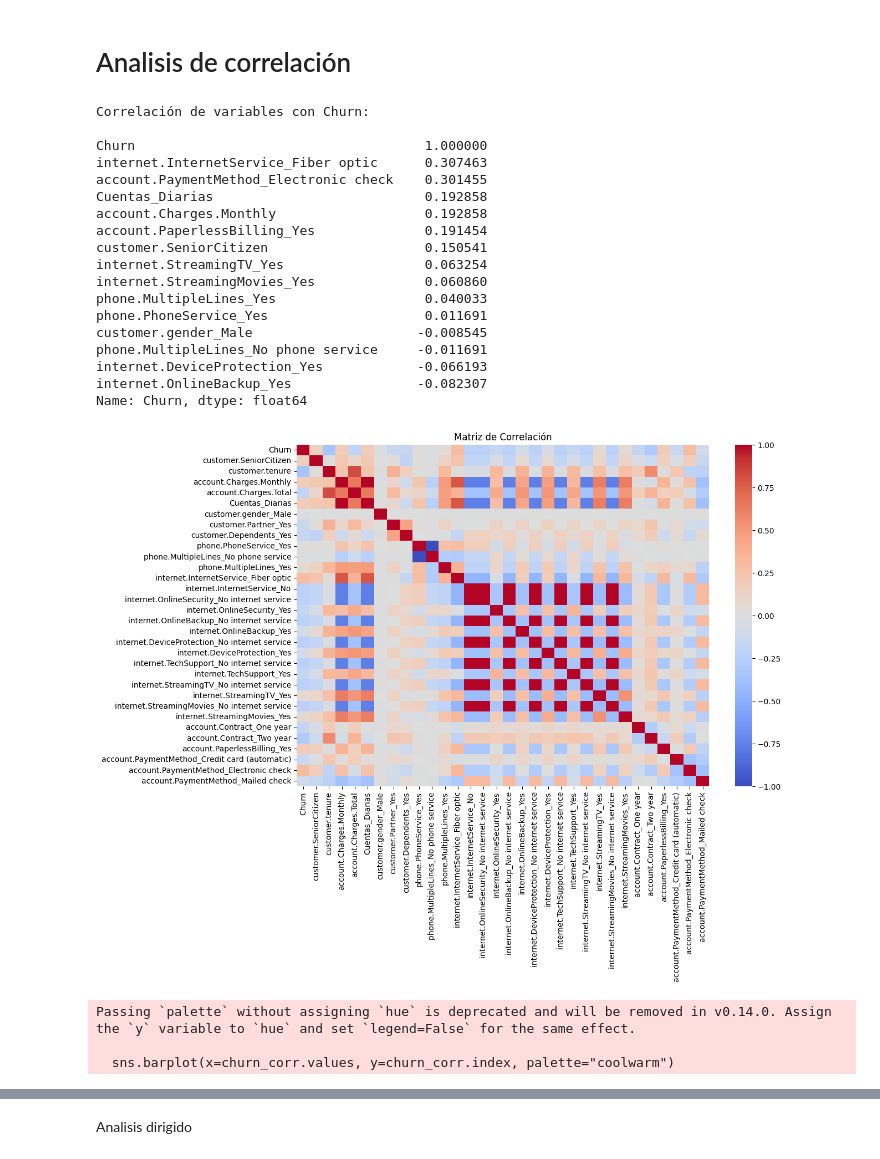
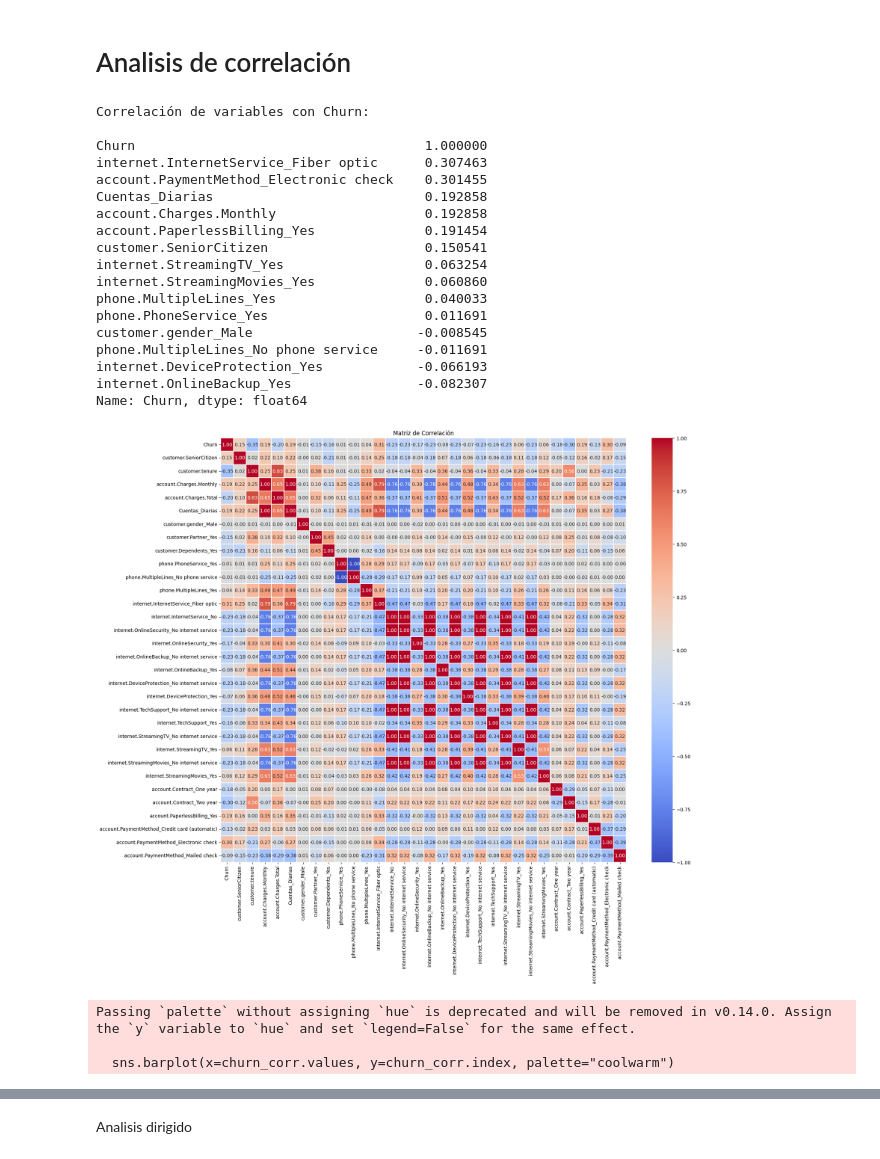
Before and after one commit to jordano-crt/TelecomX-parte-2-challenge, a Jupyter notebook: TelecomX_parte_2.ipynb, the cells around one changed output, grey strips where cells are left out. Drawn from its saved outputs; the diff is of its cells as text; code cells hidden in the pictures.

```diff
--- a/TelecomX_parte_2.ipynb
+++ b/TelecomX_parte_2.ipynb
@@ -229,38 +229,38 @@ print("Correlación de variables con Churn:\n")
 print(churn_corr.head(15))  # Top 15 más correlacionadas
 
 # Visualización con mapa de calor
-plt.figure(figsize=(12,8))
-sns.heatmap(corr_matrix, cmap="coolwarm", center=0, annot=False, cbar=True)
+plt.figure(figsize=(19,16))
+sns.heatmap(corr_matrix, cmap="coolwarm", fmt= '.2f',annot=True, linewidths=.3)
 plt.title("Matriz de Correlación")
 plt.show()
 
 # Visualizar solo correlaciones con Churn
 plt.figure(figsize=(6,8))
 sns.barplot(x=churn_corr.values, y=churn_corr.index, palette="coolwarm")
 plt.title("Correlación de variables con Churn")
 plt.xlabel("Coeficiente de correlación")
 plt.ylabel("Variables")
 plt.show()
 # %% [output]
 Correlación de variables con Churn:
 
 Churn                                     1.000000
 internet.InternetService_Fiber optic      0.307463
 account.PaymentMethod_Electronic check    0.301455
 Cuentas_Diarias                           0.192858
 account.Charges.Monthly                   0.192858
 account.PaperlessBilling_Yes              0.191454
 customer.SeniorCitizen                    0.150541
 internet.StreamingTV_Yes                  0.063254
 internet.StreamingMovies_Yes              0.060860
 phone.MultipleLines_Yes                   0.040033
 phone.PhoneService_Yes                    0.011691
 customer.gender_Male                     -0.008545
 phone.MultipleLines_No phone service     -0.011691
 internet.DeviceProtection_Yes            -0.066193
 internet.OnlineBackup_Yes                -0.082307
 Name: Churn, dtype: float64
-[figure, old version]
+[figure, new version]
 Passing `palette` without assigning `hue` is deprecated and will be removed in v0.14.0. Assign the `y` variable to `hue` and set `legend=False` for the same effect.
 
   sns.barplot(x=churn_corr.values, y=churn_corr.index, palette="coolwarm")
```
Also changed, not shown: parts of 8 cells of this notebook.
